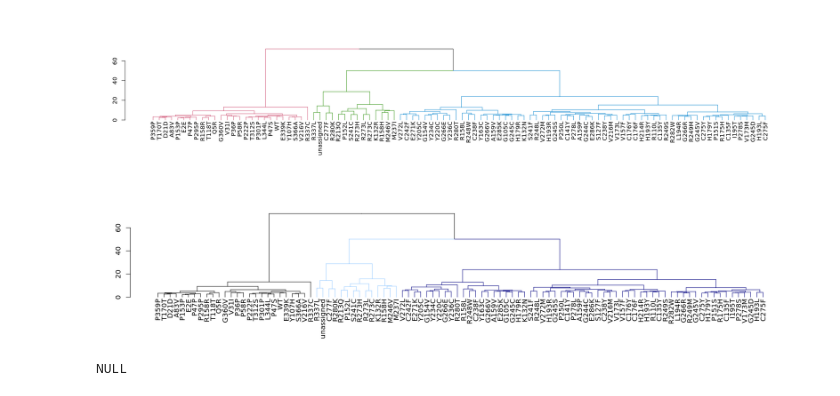
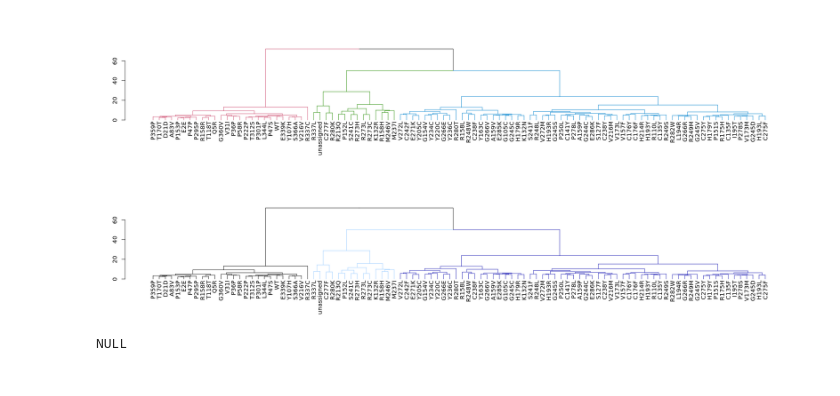
Before and after one commit to klarman-cell-observatory/sc_eVIP, a Jupyter notebook: 2020-07-09/2020-09-16_ii.TP53_clustering.ipynb, the cells around one changed output. Saved outputs shown, nothing was run; the diff lists cells and outputs as text; code cells hidden in the pictures.

```diff
--- a/2020-07-09/2020-09-16_ii.TP53_clustering.ipynb
+++ b/2020-07-09/2020-09-16_ii.TP53_clustering.ipynb
@@ -107,9 +107,9 @@ plot(dend,col=c('black','lightblue','blue'))
 # %% [output]
 [figure]
 # %%
-options(repr.plot.width=17, repr.plot.height=4)
-d1 <- color_branches(dend, 3, col = c('black','#99CCFF','navy'))
+options(repr.plot.width=20, repr.plot.height=4)
+d1 <- color_branches(dend, 3, col = c('black','#99CCFF','#1616B2'))
 plot(d1)
 # %% [output]
-[figure, old version]
+[figure, new version]
 # %%
```
Also changed, not shown: parts of 5 cells of this notebook, 11 other files.
